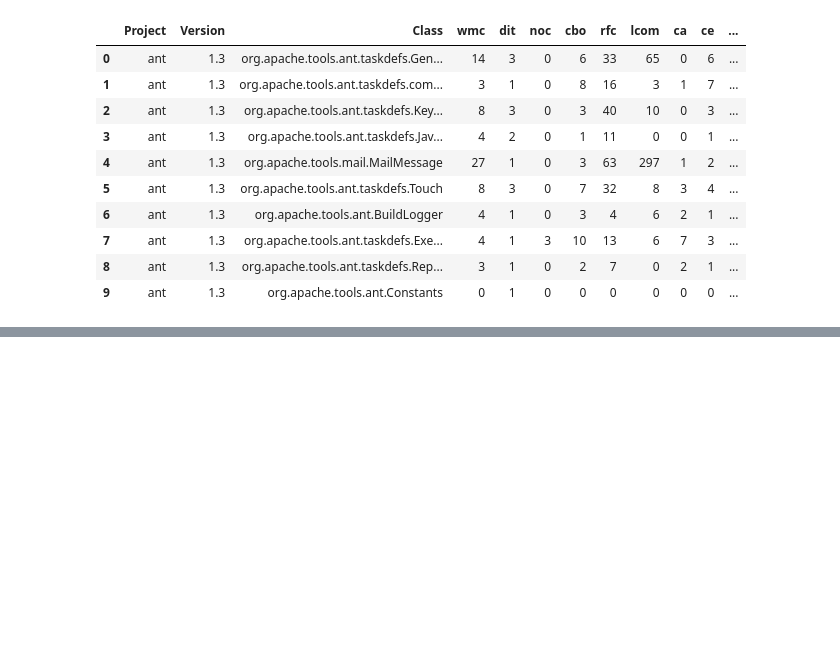
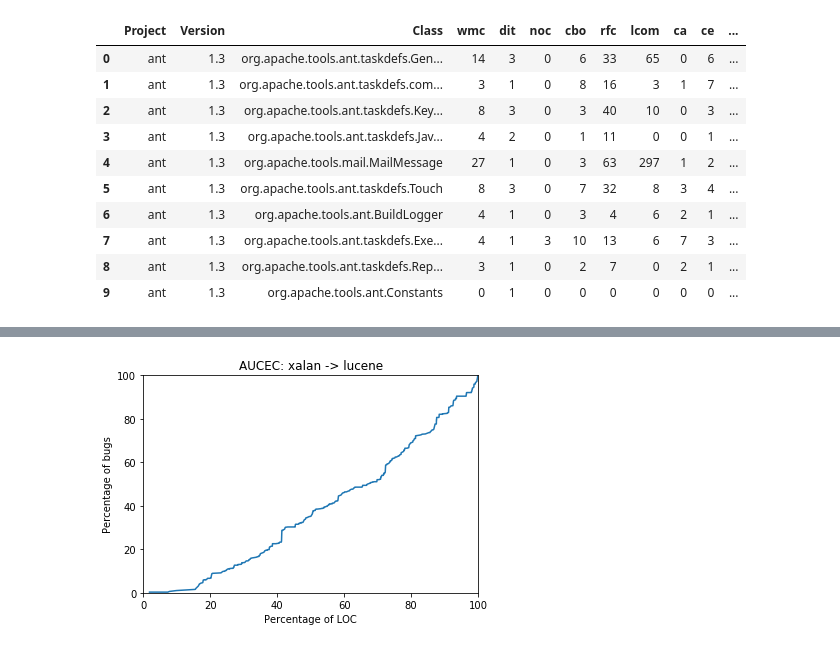
Before and after one commit to ltoropova/cpdp, a Jupyter notebook: cpdp.ipynb, the cells around one changed output, grey strips where cells are left out. Saved outputs shown, nothing was run; the diff lists cells and outputs as text; code cells hidden in the pictures; blank space fills up the shorter version.

```diff
--- a/cpdp.ipynb
+++ b/cpdp.ipynb
@@ -264,0 +241,13 @@ fscore: [ 0.85810163  0.12820513  0.04545455  0.08888889  0.07407407  0.
+# %%
+predicted_inds = predicted.argsort()
+sorted_predicted = predicted[predicted_inds[::-1]]
+sorted_xt = xt[predicted_inds[::-1]]
+sorted_yt = yt[predicted_inds[::-1]]
+print sorted_xt[:, 10]
+sum_xt =  float(sum(sorted_xt[:, 10]))
+sum_yt =  float(sum(sorted_yt))
+sorted_xt_percentage = [(float(x)/sum_xt)*100 for x in sorted_xt[:, 10]]
+sorted_yt_percentage = [(float(y)/sum_yt)*100 for y in yt]
+print np.cumsum(sorted_xt_percentage)
+#print sorted_yt
+print type(np.cumsum(sorted_yt_percentage)[0])
@@ -264,0 +272,11 @@ fscore: [ 0.85810163  0.12820513  0.04545455  0.08888889  0.07407407  0.
+# %%
+pl.plot(np.cumsum(sorted_xt_percentage), np.cumsum(sorted_yt_percentage))
+#pl.scatter(xs_scaled[:,m],xs_scaled[:,n],c=ys,marker='+',label='Source samples')
+#pl.legend(loc=0)
+pl.axis([0,100,0,100])
+pl.title('AUCEC: xalan -> lucene')
+pl.xlabel('Percentage of LOC')
+pl.ylabel('Percentage of bugs')
+pl.show()
+# %% [output]
+[figure, added]
```
Also changed, not shown: parts of 9 cells of this notebook.
